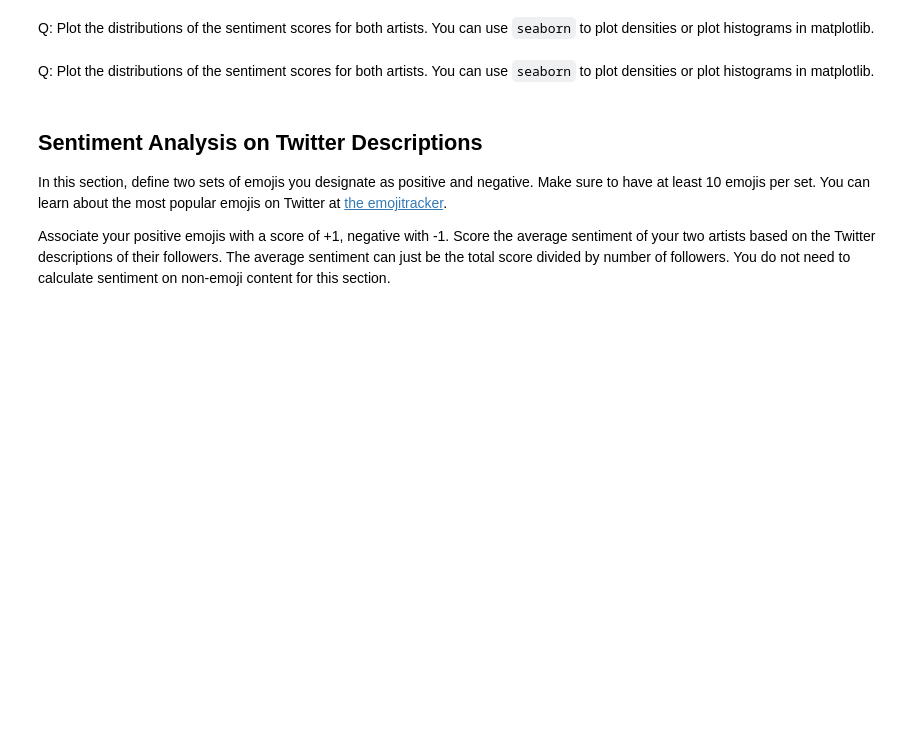
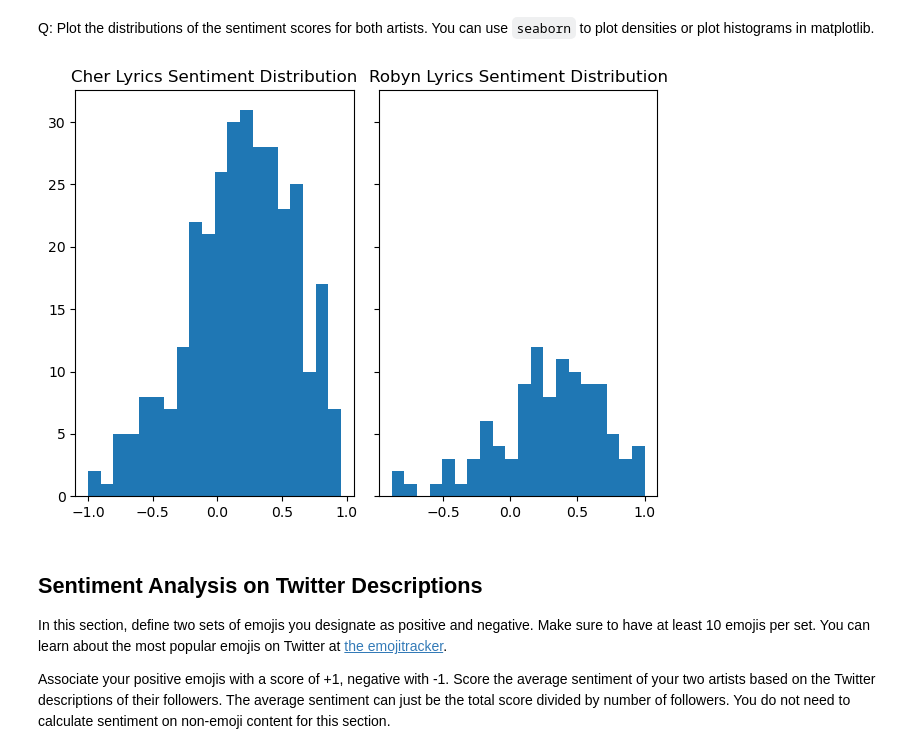
Before and after one commit to clairebentzen/sentiment-analysis, a Jupyter notebook: Sentiment Assignment.ipynb, the cells around one changed output. Cells and saved outputs as stored; diff of their text form; code cells hidden in the pictures; blank space fills up the shorter version.

Commit message:
final lyrics

```diff
--- a/Sentiment Assignment.ipynb
+++ b/Sentiment Assignment.ipynb
@@ -287,5 +272,3 @@ Q: For your second artist, what are the three songs that have the highest and lo
 A: Robyn's top 3 and bottom 3 songs based on sentiment are printed above. For the positive sentiment songs (Jag Vet En Dejlig Rosa, Baby Forgive Me, and Monument), the lyrics include the words power, love, forgive, monument, and smile which probably drives the positive sentiment. I think Jag Vet En Dejlig Rosa is mistakenly included in this list because it is in Spanish, so the sentiment is not accurately calculated. For the negative sentiment songs (Don't Fucking Tell Me What To Do, Criminal Intent, and Crash and Burn Girl), the lyrics include words such as killing, criminal, hurt, crash, and burn which drives the negative score.
 # %% [markdown]
 Q: Plot the distributions of the sentiment scores for both artists. You can use `seaborn` to plot densities or plot histograms in matplotlib.
-# %% [markdown]
-Q: Plot the distributions of the sentiment scores for both artists. You can use `seaborn` to plot densities or plot histograms in matplotlib.
@@ -299,3 +275,18 @@ emojis = pd.DataFrame(data)
+# %%
+# Set fig, axs
+fig, axs = plt.subplots(1, 2, sharey=True, tight_layout=True)
+
+# Plot Cher distribution
+axs[0].hist(cher_lyrics['sentiment_score'], bins=20)
+axs[0].set_title('Cher Lyrics Sentiment Distribution')
+
+# Plot Robyn distribution
+axs[1].hist(robyn_lyrics['sentiment_score'], bins=20)
+axs[1].set_title('Robyn Lyrics Sentiment Distribution')
+
+plt.show()
+# %% [output]
+[figure, added]
 # %% [markdown]
 ## Sentiment Analysis on Twitter Descriptions
 
```
Also changed, not shown: parts of 6 cells of this notebook.
